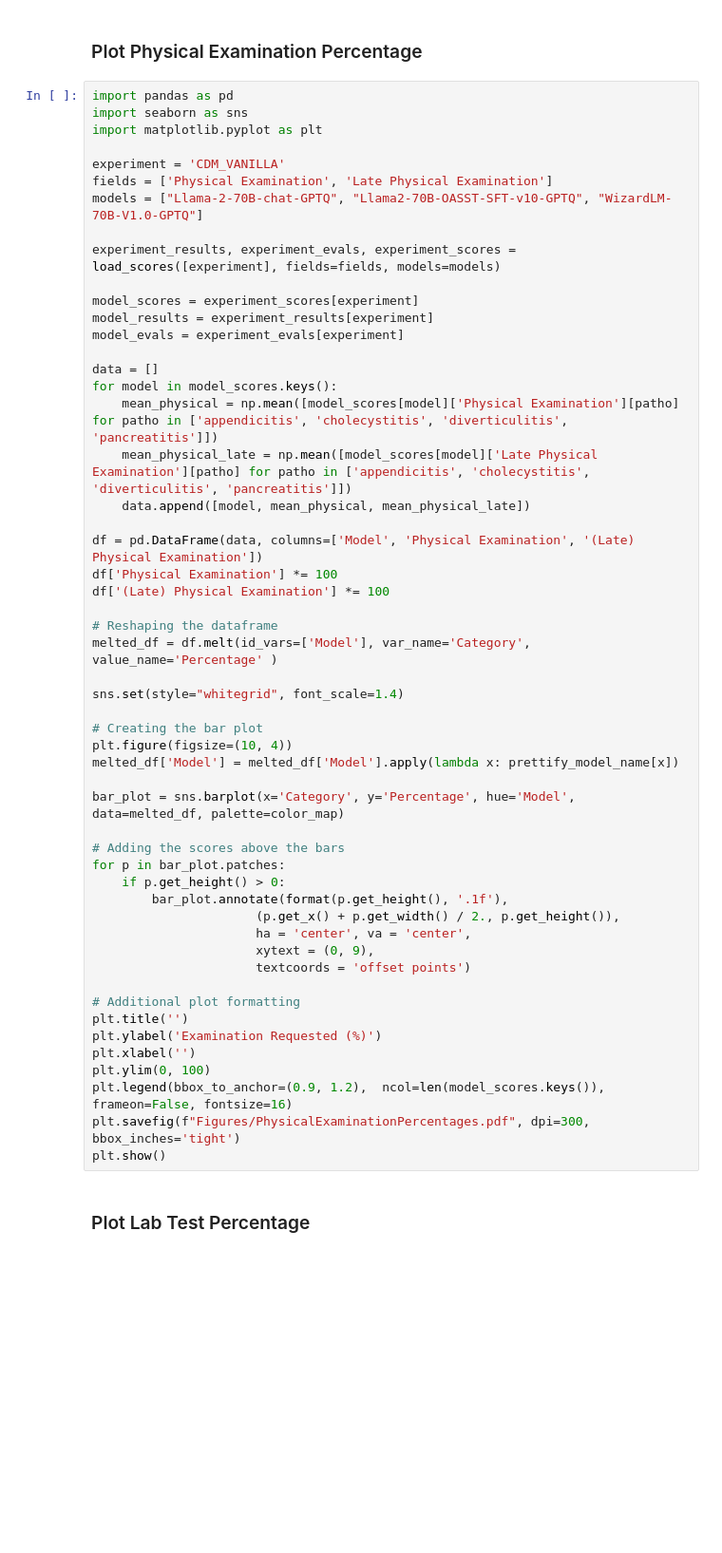
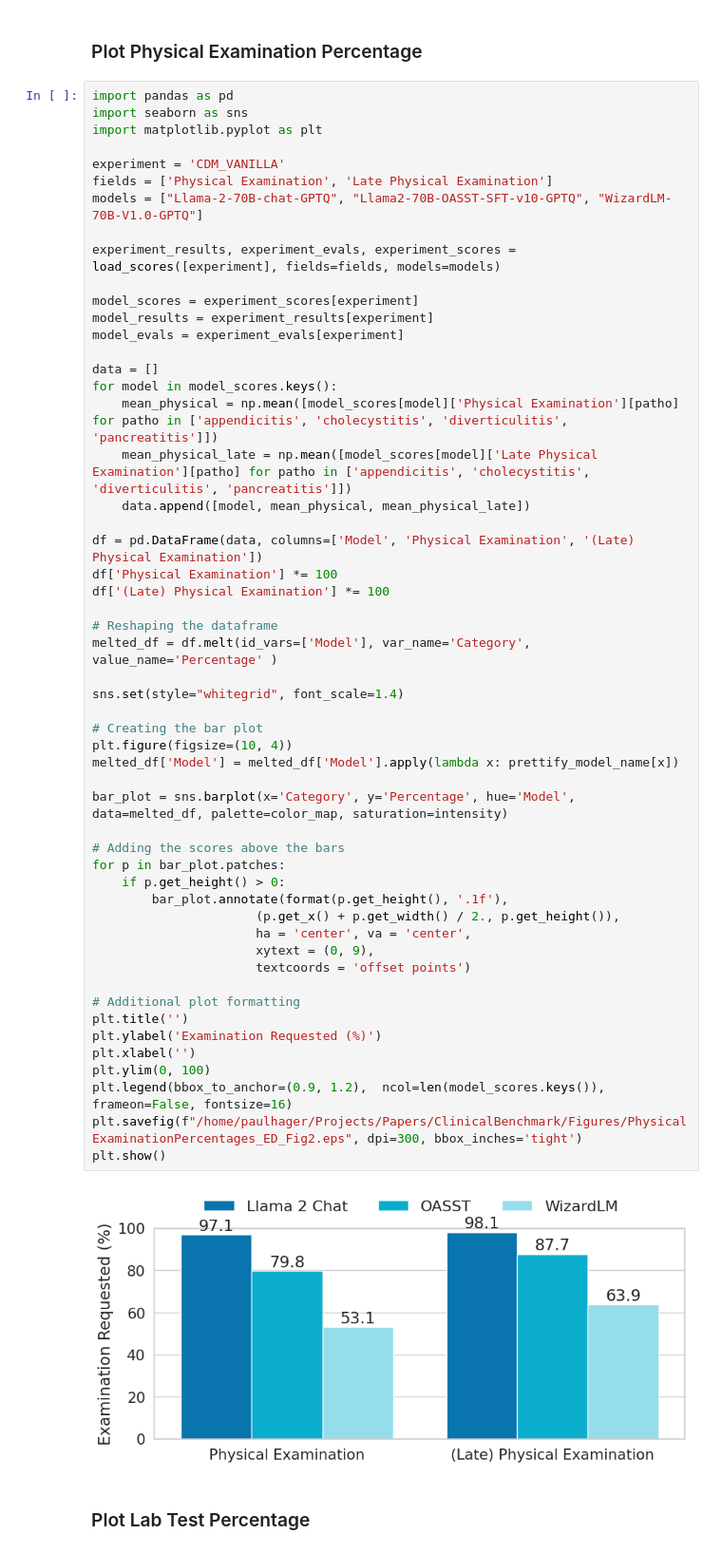
Before and after one commit to paulhager/MIMIC-Clinical-Decision-Making-Analysis, a Jupyter notebook: benchmark.ipynb, the cells around one changed output. Shown at 95% size. Drawn from its saved outputs; the diff is of its cells as text; blank space fills up the shorter version.

```diff
--- a/benchmark.ipynb
+++ b/benchmark.ipynb
@@ -581,35 +721,37 @@ for model in model_scores.keys():
 df = pd.DataFrame(data, columns=['Model', 'Physical Examination', '(Late) Physical Examination'])
 df['Physical Examination'] *= 100
 df['(Late) Physical Examination'] *= 100
 
 # Reshaping the dataframe
 melted_df = df.melt(id_vars=['Model'], var_name='Category', value_name='Percentage' )
 
 sns.set(style="whitegrid", font_scale=1.4)
 
 # Creating the bar plot
 plt.figure(figsize=(10, 4))
 melted_df['Model'] = melted_df['Model'].apply(lambda x: prettify_model_name[x])
 
-bar_plot = sns.barplot(x='Category', y='Percentage', hue='Model', data=melted_df, palette=color_map)
+bar_plot = sns.barplot(x='Category', y='Percentage', hue='Model', data=melted_df, palette=color_map, saturation=intensity)
 
 # Adding the scores above the bars
 for p in bar_plot.patches:
     if p.get_height() > 0:
         bar_plot.annotate(format(p.get_height(), '.1f'),
                       (p.get_x() + p.get_width() / 2., p.get_height()),
                       ha = 'center', va = 'center',
                       xytext = (0, 9),
                       textcoords = 'offset points')
 
 # Additional plot formatting
 plt.title('')
 plt.ylabel('Examination Requested (%)')
 plt.xlabel('')
 plt.ylim(0, 100)
 plt.legend(bbox_to_anchor=(0.9, 1.2),  ncol=len(model_scores.keys()), frameon=False, fontsize=16)
-plt.savefig(f"Figures/PhysicalExaminationPercentages.pdf", dpi=300, bbox_inches='tight')
+plt.savefig(f"/home/paulhager/Projects/Papers/ClinicalBenchmark/Figures/PhysicalExaminationPercentages_ED_Fig2.eps", dpi=300, bbox_inches='tight')
 plt.show()
+# %% [output]
+[figure, added]
 # %% [markdown]
 ### Plot Lab Test Percentage
 # %%
```
Also changed, not shown: parts of 43 cells of this notebook, 3 other files.
